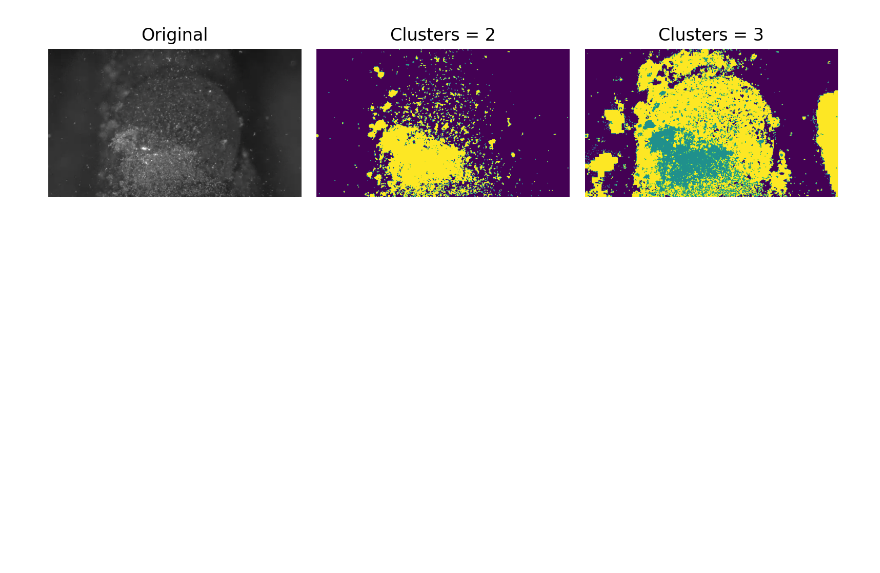
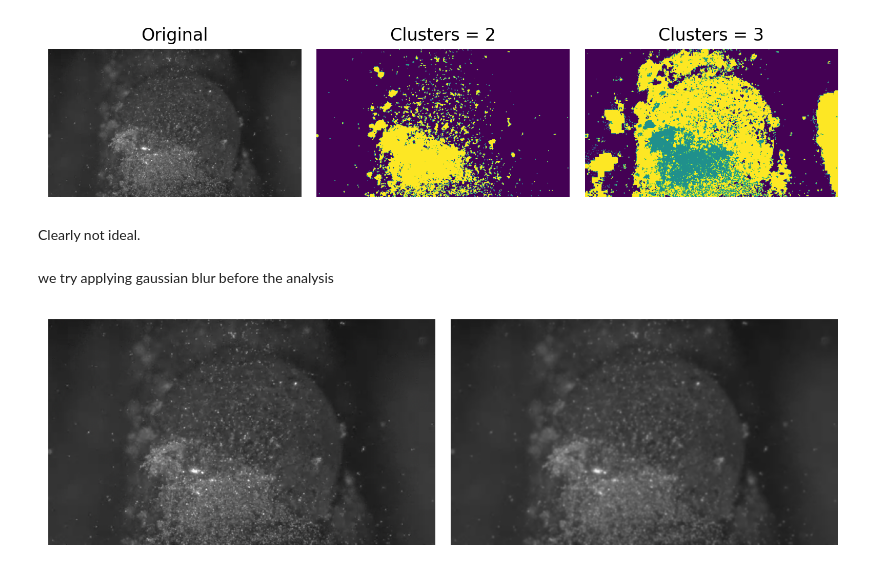
Before and after one commit to sidyea/FSCM_sid, a Jupyter notebook: Clustering.ipynb, the cells around one changed output. Saved outputs shown, nothing was run; the diff lists cells and outputs as text; code cells hidden in the pictures; blank space fills up the shorter version.

Commit message:
updated Clustering
Clened clustering process and added clustering function to funcs.py

```diff
--- a/Clustering.ipynb
+++ b/Clustering.ipynb
@@ -59,7 +41,8 @@ mask_3 = mask_3.reshape(img_cropped.shape[0], img_cropped.shape[1])
 fig, axs = plt.subplots(1, 3, figsize=(8, 3.3), dpi=200)
 
 titles = ['Original', 'Clusters = 2', 'Clusters = 3']
-imgs = [img_cropped, mask_2, mask_3]
+
+imgs = [img_cropped, funcs.apply_kmeans(img_cropped, 2), funcs.apply_kmeans(img_cropped, 3)]
 
 for n, ax in enumerate(axs.flatten()):
     ax.set_title(titles[n])
@@ -69,3 +52,12 @@ for n, ax in enumerate(axs.flatten()):
 fig.tight_layout()
 # %% [output]
 [figure]
+# %% [markdown]
+Clearly not ideal.
+# %% [markdown]
+we try applying gaussian blur before the analysis
+# %%
+img_blur = filters.gaussian(img_cropped, sigma=1)
+funcs.comparer_duo(img_cropped, img_blur)
+# %% [output]
+[figure, added]
```
Also changed, not shown: parts of 6 cells of this notebook, 1 other file.
